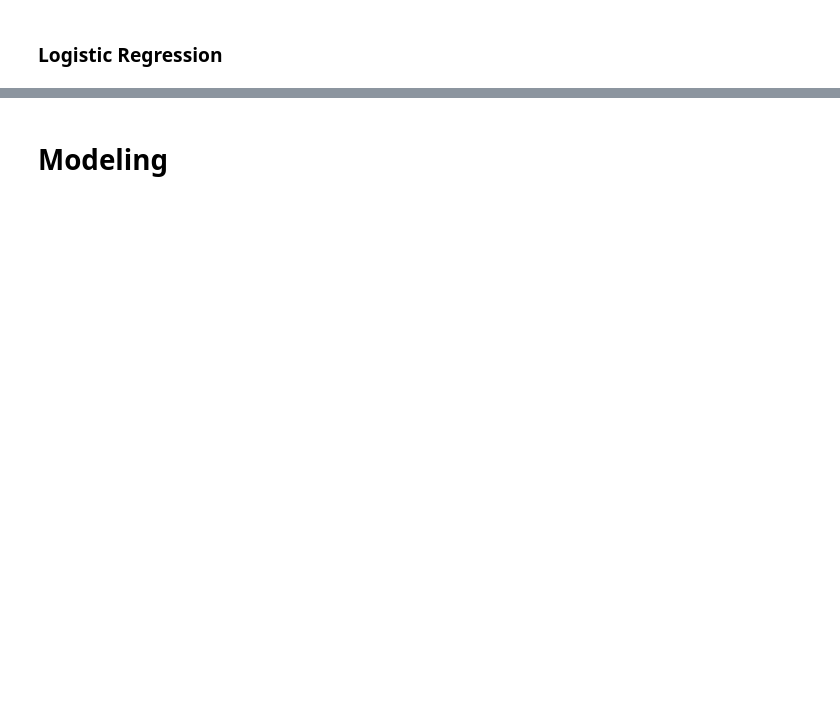
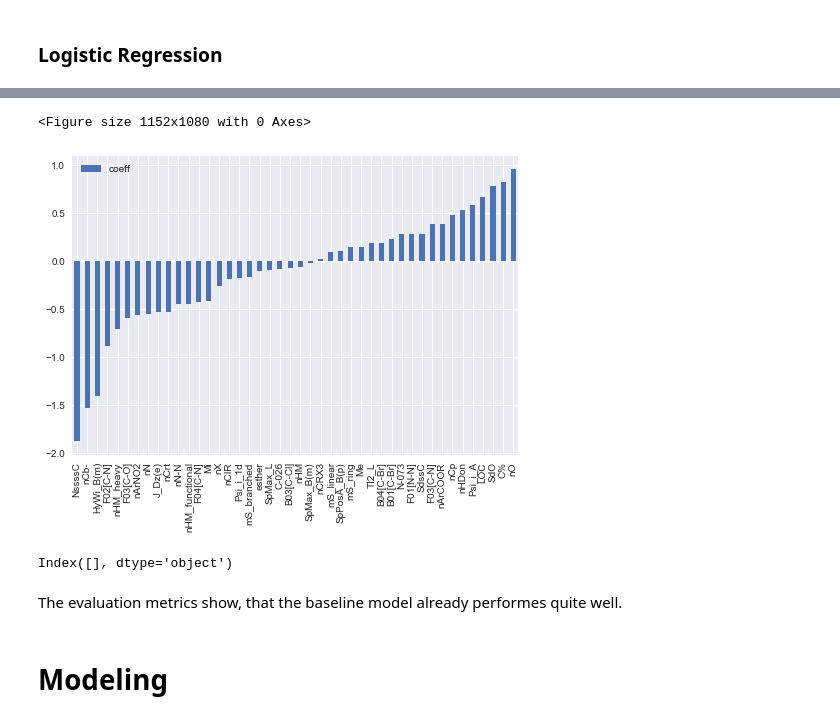
Before and after one commit to Pietrassyk/P_4_4_Biodegradability, a Jupyter notebook: Project 4 Biodegradables.ipynb, the cells around one changed output, grey strips where cells are left out. Cells and saved outputs as stored; diff of their text form; code cells hidden in the pictures; blank space fills up the shorter version.

```diff
--- a/Project 4 Biodegradables.ipynb
+++ b/Project 4 Biodegradables.ipynb
@@ -336,2 +546,11 @@ results_model_names_list.append("LogR_base")
+# %%
+#plot feature importance
+plot_coefs(X_train,logReg_base)
+# %% [output]
+<Figure size 1152x1080 with 0 Axes>
+[figure, added]
+Index([], dtype='object')
+# %% [markdown]
+The evaluation metrics show, that the baseline model already performes quite well.
 # %% [markdown]
 # Modeling
```
Also changed, not shown: parts of 144 cells of this notebook, 1 other file.
